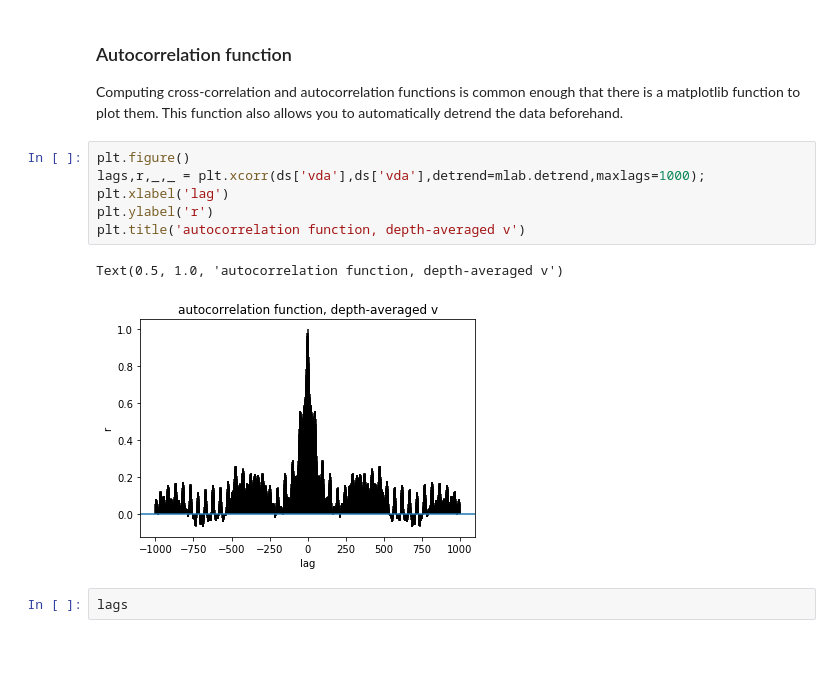
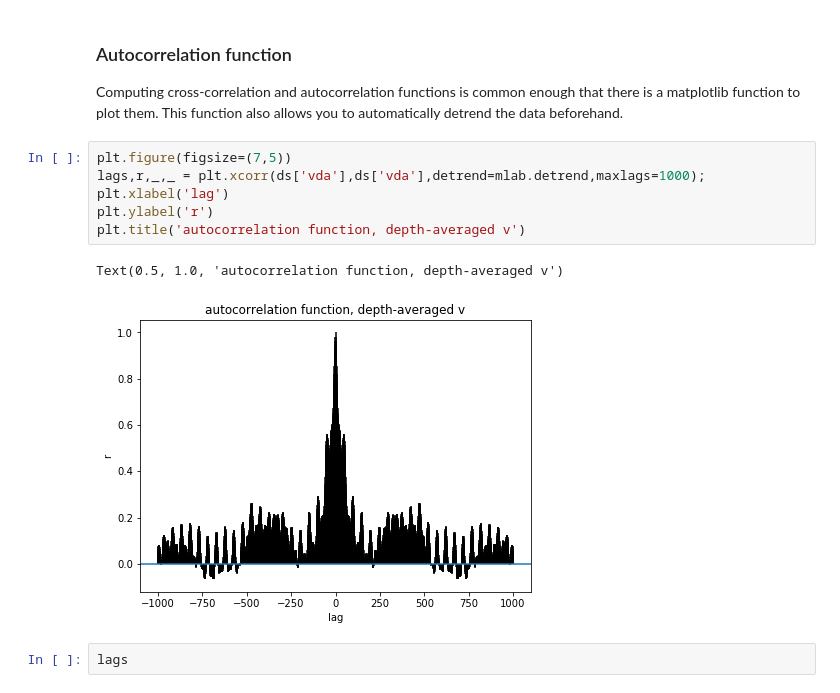
Before and after one commit to mlmldata2020/HW9, a Jupyter notebook: 1-in-class-ooi-adcp-analysis.ipynb, the cells around one changed output. Drawn from its saved outputs; the diff is of its cells as text; blank space fills up the shorter version.

```diff
--- a/1-in-class-ooi-adcp-analysis.ipynb
+++ b/1-in-class-ooi-adcp-analysis.ipynb
@@ -222,14 +222,14 @@ Compute the autocorrelation (r) for a lag of $\tau$ = 3 hours
 
 Computing cross-correlation and autocorrelation functions is common enough that there is a matplotlib function to plot them. This function also allows you to automatically detrend the data beforehand.
 # %%
-plt.figure()
+plt.figure(figsize=(7,5))
 lags,r,_,_ = plt.xcorr(ds['vda'],ds['vda'],detrend=mlab.detrend,maxlags=1000);
 plt.xlabel('lag')
 plt.ylabel('r')
 plt.title('autocorrelation function, depth-averaged v')
 # %% [output]
 Text(0.5, 1.0, 'autocorrelation function, depth-averaged v')
-[figure, old version]
+[figure, new version]
 # %%
 lags
 # %%
```
